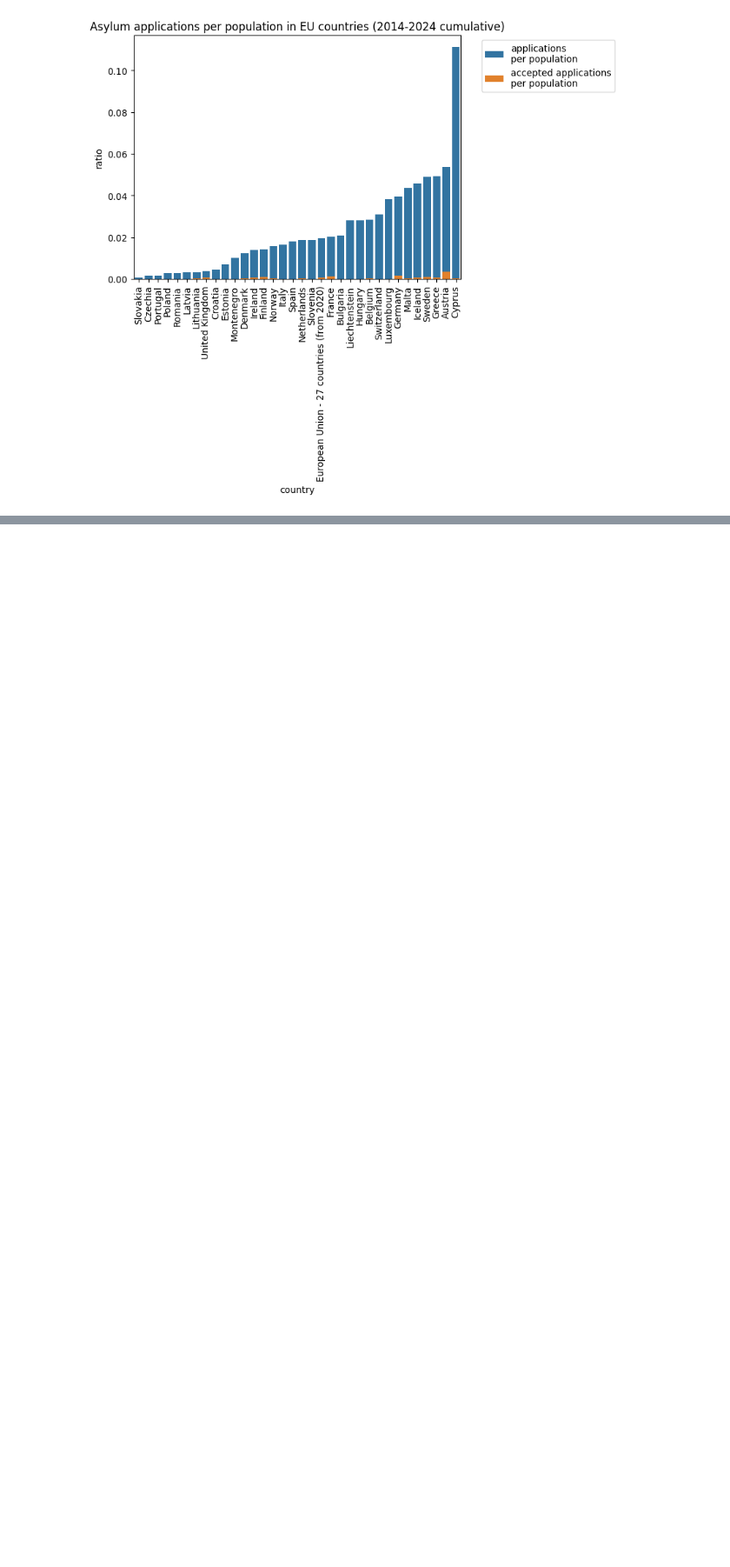
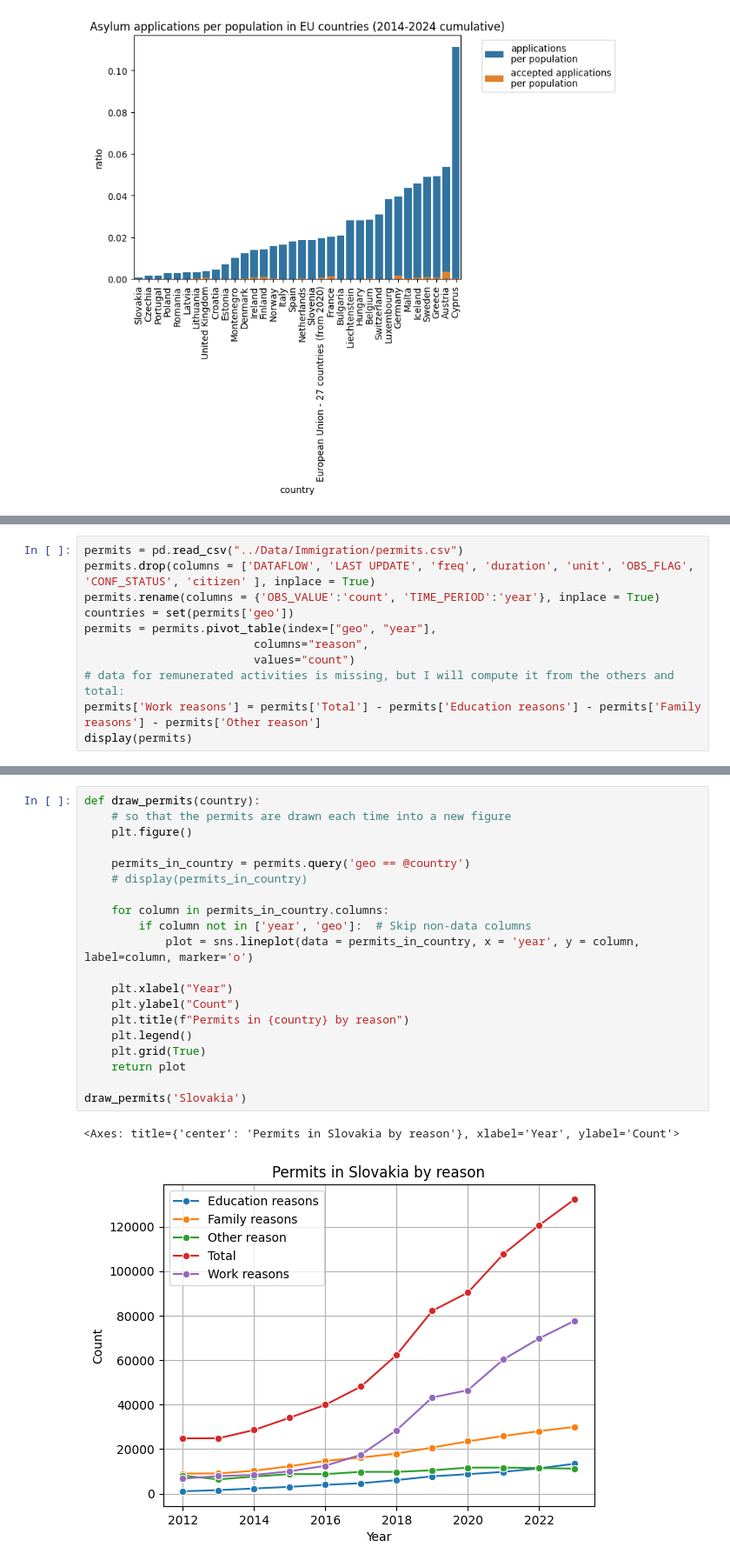
Before and after one commit to jatofi-official/migration-eu-analysis, a Jupyter notebook: Notebooks/asylum_ado_.ipynb, the cells around one changed output, grey strips where cells are left out. Shown at 87% size. Saved outputs shown, nothing was run; the diff lists cells and outputs as text; blank space fills up the shorter version.

```diff
--- a/Notebooks/asylum_ado_.ipynb
+++ b/Notebooks/asylum_ado_.ipynb
@@ -149,0 +314,11 @@ pass
+# %%
+permits = pd.read_csv("../Data/Immigration/permits.csv")
+permits.drop(columns = ['DATAFLOW', 'LAST UPDATE', 'freq', 'duration', 'unit', 'OBS_FLAG', 'CONF_STATUS', 'citizen' ], inplace = True)
+permits.rename(columns = {'OBS_VALUE':'count', 'TIME_PERIOD':'year'}, inplace = True)
+countries = set(permits['geo'])
+permits = permits.pivot_table(index=["geo", "year"],
+                         columns="reason",
+                         values="count")
+# data for remunerated activities is missing, but I will compute it from the others and total:
+permits['Work reasons'] = permits['Total'] - permits['Education reasons'] - permits['Family reasons'] - permits['Other reason']
+display(permits)
@@ -149,0 +340,23 @@ pass
+# %%
+def draw_permits(country):
+    # so that the permits are drawn each time into a new figure
+    plt.figure()
+
+    permits_in_country = permits.query('geo == @country')
+    # display(permits_in_country)
+
+    for column in permits_in_country.columns:
+        if column not in ['year', 'geo']:  # Skip non-data columns
+            plot = sns.lineplot(data = permits_in_country, x = 'year', y = column, label=column, marker='o')
+
+    plt.xlabel("Year")
+    plt.ylabel("Count")
+    plt.title(f"Permits in {country} by reason")
+    plt.legend()
+    plt.grid(True)
+    return plot
+
+draw_permits('Slovakia')
+# %% [output]
+<Axes: title={'center': 'Permits in Slovakia by reason'}, xlabel='Year', ylabel='Count'>
+[figure, added]
```
Also changed, not shown: parts of 12 cells of this notebook, 3 other files.
